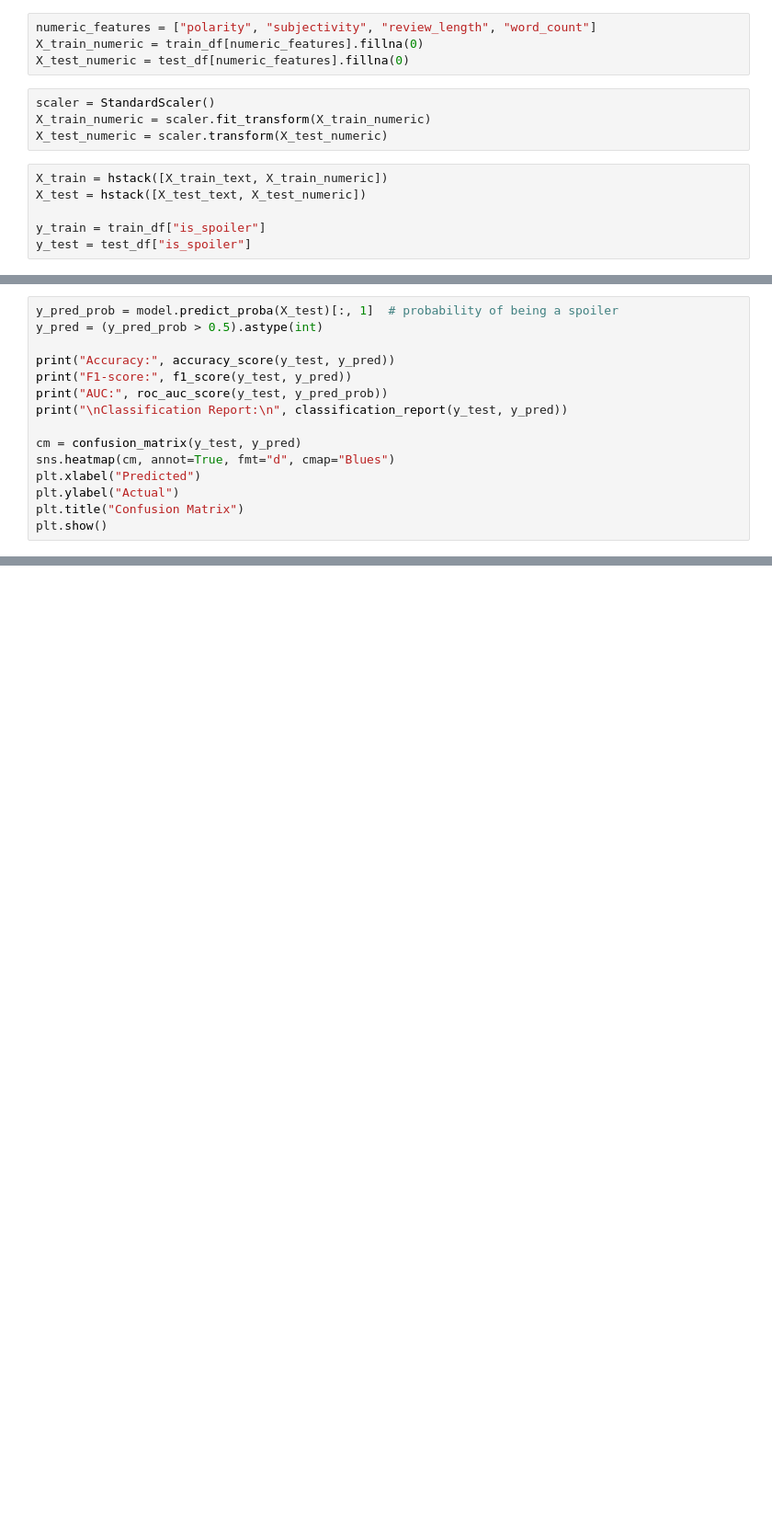
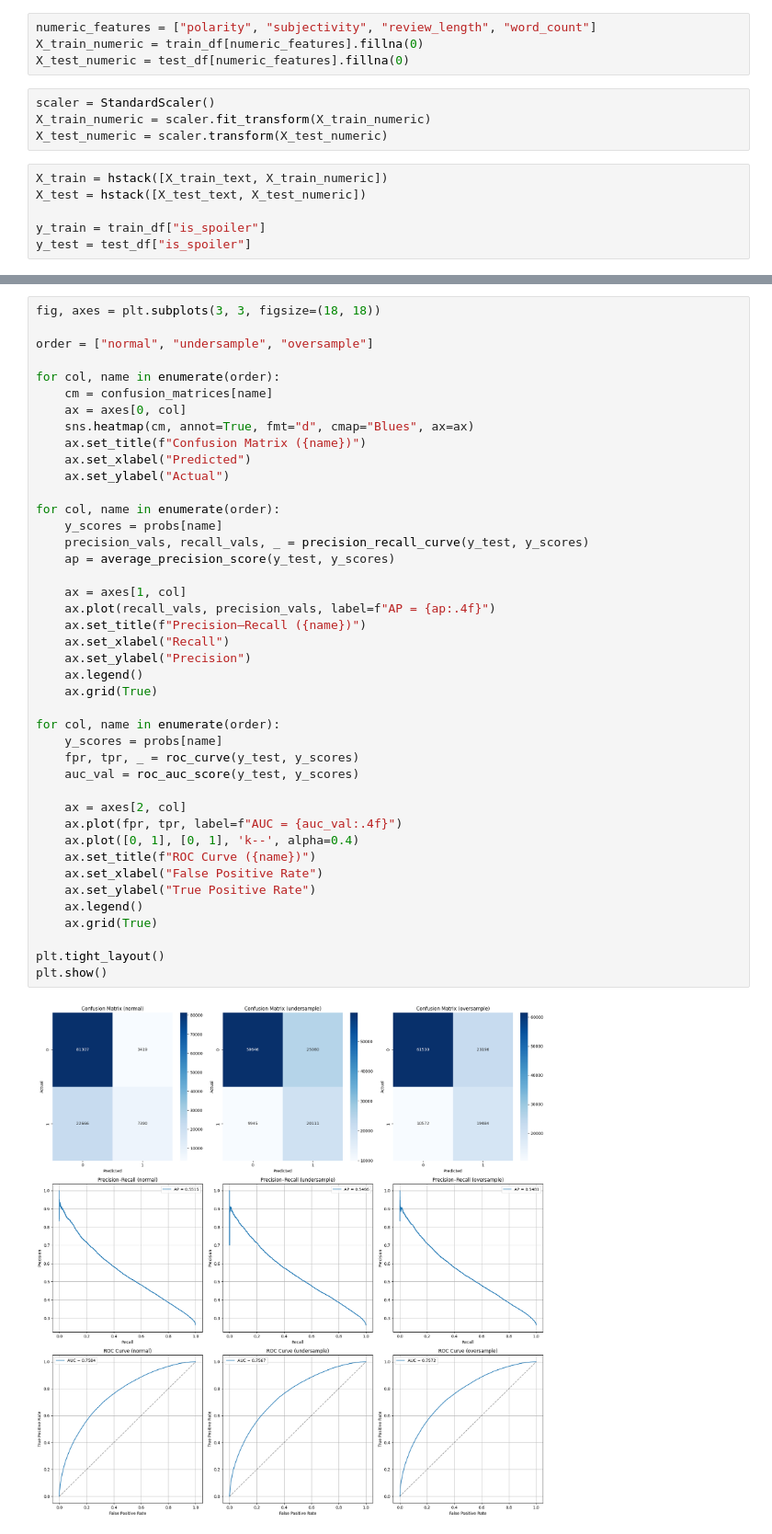
Before and after one commit to sandrinaa/imdb-spoilers, a Jupyter notebook: model/LightGBM.ipynb, the cells around one changed output, grey strips where cells are left out. Shown: that part at 92% size. Cells and saved outputs as stored; diff of their text form; blank space fills up the shorter version.

```diff
--- a/model/LightGBM.ipynb
+++ b/model/LightGBM.ipynb
@@ -71,15 +72,0 @@ LGBMClassifier(bagging_fraction=0.8, bagging_freq=5, feature_fraction=0.9,
-# %%
-y_pred_prob = model.predict_proba(X_test)[:, 1]  # probability of being a spoiler
-y_pred = (y_pred_prob > 0.5).astype(int)
-
-print("Accuracy:", accuracy_score(y_test, y_pred))
-print("F1-score:", f1_score(y_test, y_pred))
-print("AUC:", roc_auc_score(y_test, y_pred_prob))
-print("\nClassification Report:\n", classification_report(y_test, y_pred))
-
-cm = confusion_matrix(y_test, y_pred)
-sns.heatmap(cm, annot=True, fmt="d", cmap="Blues")
-plt.xlabel("Predicted")
-plt.ylabel("Actual")
-plt.title("Confusion Matrix")
-plt.show()
@@ -103,0 +211,44 @@ weighted avg       0.75      0.77      0.74    114782
+# %%
+fig, axes = plt.subplots(3, 3, figsize=(18, 18))
+
+order = ["normal", "undersample", "oversample"]
+
+for col, name in enumerate(order):
+    cm = confusion_matrices[name]
+    ax = axes[0, col]
+    sns.heatmap(cm, annot=True, fmt="d", cmap="Blues", ax=ax)
+    ax.set_title(f"Confusion Matrix ({name})")
+    ax.set_xlabel("Predicted")
+    ax.set_ylabel("Actual")
+
+for col, name in enumerate(order):
+    y_scores = probs[name]
+    precision_vals, recall_vals, _ = precision_recall_curve(y_test, y_scores)
+    ap = average_precision_score(y_test, y_scores)
+
+    ax = axes[1, col]
+    ax.plot(recall_vals, precision_vals, label=f"AP = {ap:.4f}")
+    ax.set_title(f"Precision–Recall ({name})")
+    ax.set_xlabel("Recall")
+    ax.set_ylabel("Precision")
+    ax.legend()
+    ax.grid(True)
+
+for col, name in enumerate(order):
+    y_scores = probs[name]
+    fpr, tpr, _ = roc_curve(y_test, y_scores)
+    auc_val = roc_auc_score(y_test, y_scores)
+
+    ax = axes[2, col]
+    ax.plot(fpr, tpr, label=f"AUC = {auc_val:.4f}")
+    ax.plot([0, 1], [0, 1], 'k--', alpha=0.4)
+    ax.set_title(f"ROC Curve ({name})")
+    ax.set_xlabel("False Positive Rate")
+    ax.set_ylabel("True Positive Rate")
+    ax.legend()
+    ax.grid(True)
+
+plt.tight_layout()
+plt.show()
+# %% [output]
+[figure, added]
```
Also changed, not shown: parts of 6 cells of this notebook.
